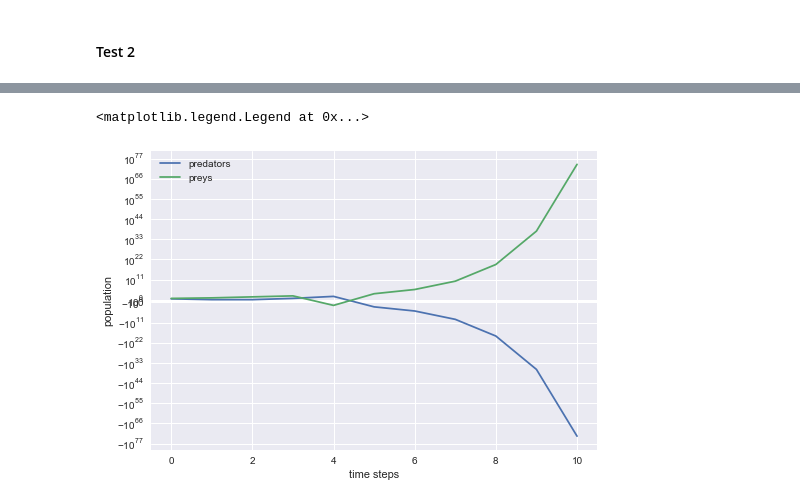
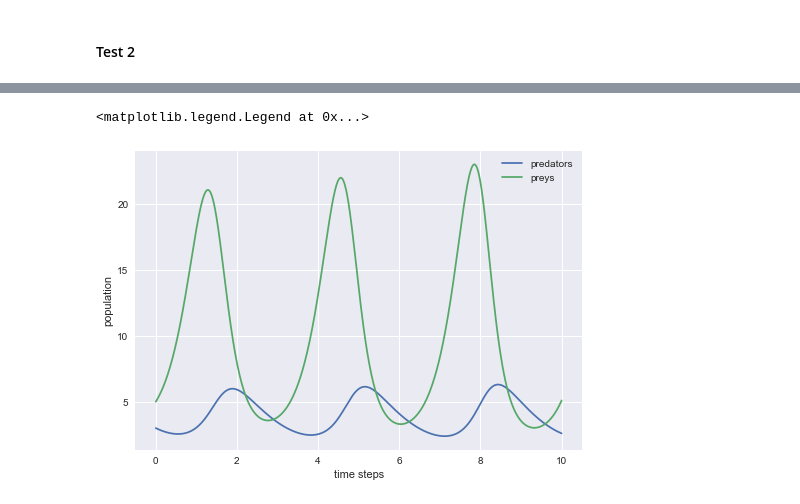
Before and after one commit to maxstollmayer/NuMeDiffG, a Jupyter notebook: Aufgabenblatt 1/Aufgabenblatt 1 Lösung.ipynb, the cells around one changed output, grey strips where cells are left out. Saved outputs shown, nothing was run; the diff lists cells and outputs as text; code cells hidden in the pictures.

```diff
--- a/Aufgabenblatt 1/Aufgabenblatt 1 Lösung.ipynb
+++ b/Aufgabenblatt 1/Aufgabenblatt 1 Lösung.ipynb
@@ -105,9 +105,4 @@ def f2(y, t):
 y0_2 = np.array([3, 5])
 t0_2 = 0
 tN_2 = 10
-N2 = 10
-
-t2, y2 = forward_euler(f2, y0_2, t0_2, tN_2, N2)
-
-for x, z in zip(t2, y2):
-    print(f"t = {x:2n}:  {z[0]: .2E} predators,  {z[1]: .2E} preys")
+N2 = 1000
@@ -126,10 +109,11 @@ t = 10:  -8.81E+72 predators,   8.81E+73 preys
 # %%
+t2, y2 = forward_euler(f2, y0_2, t0_2, tN_2, N2)
+
 plt.plot(t2, y2[:, 0], label="predators")
 plt.plot(t2, y2[:, 1], label="preys")
 plt.xlabel("time steps")
 plt.ylabel("population")
-plt.yscale("symlog")
 plt.legend()
 # %% [output]
 <matplotlib.legend.Legend at 0x...>
-[figure, old version]
+[figure, new version]
```
Also changed, not shown: parts of 1 cell of this notebook, 1 other file.
